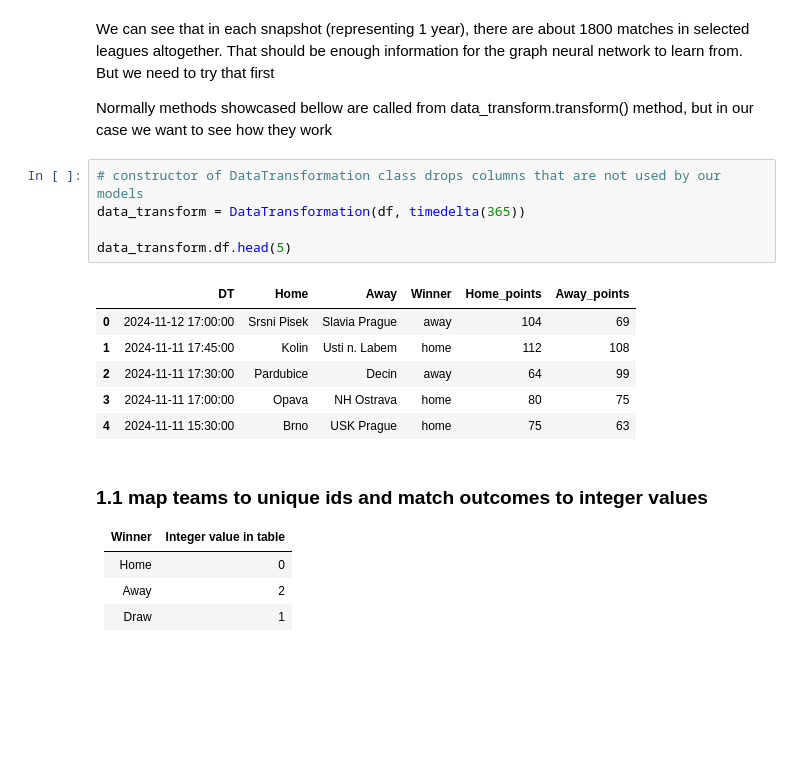
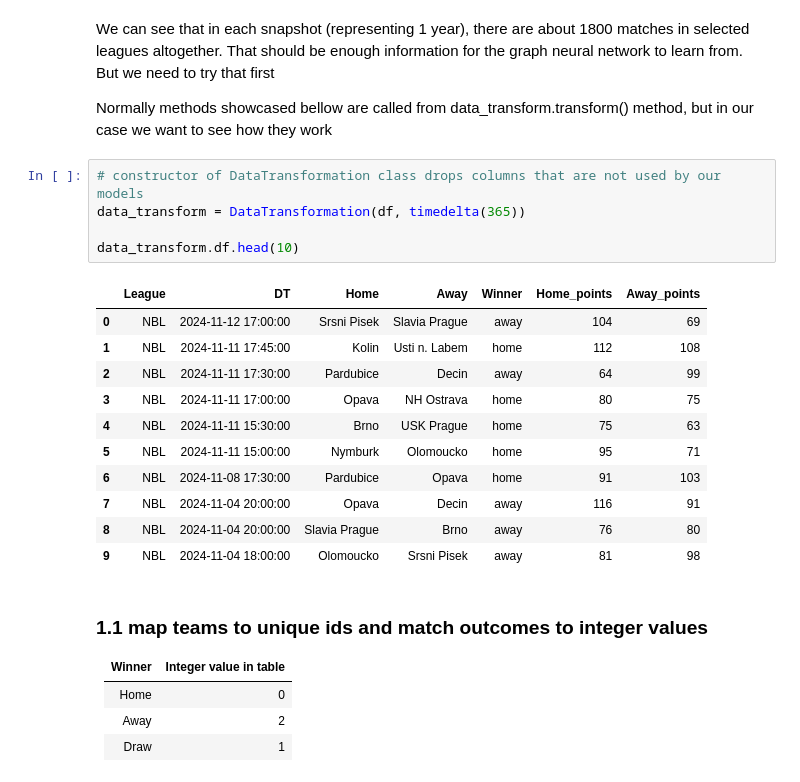
Before and after one commit to kubosis/NeRa, a Jupyter notebook: PyPredict/data.ipynb, the cells around one changed output. Drawn from its saved outputs; the diff is of its cells as text; blank space fills up the shorter version.

```diff
--- a/PyPredict/data.ipynb
+++ b/PyPredict/data.ipynb
@@ -48,15 +48,20 @@ Normally methods showcased bellow are called from data_transform.transform() met
 # %%
 # constructor of DataTransformation class drops columns that are not used by our models
 data_transform = DataTransformation(df, timedelta(365))
 
-data_transform.df.head(5)
+data_transform.df.head(10)
 # %% [output]
-|  | DT | Home | Away | Winner | Home_points | Away_points |
-| 0 | 2024-11-12 17:00:00 | Srsni Pisek | Slavia Prague | away | 104 | 69 |
-| 1 | 2024-11-11 17:45:00 | Kolin | Usti n. Labem | home | 112 | 108 |
-| 2 | 2024-11-11 17:30:00 | Pardubice | Decin | away | 64 | 99 |
-| 3 | 2024-11-11 17:00:00 | Opava | NH Ostrava | home | 80 | 75 |
-| 4 | 2024-11-11 15:30:00 | Brno | USK Prague | home | 75 | 63 |
+|  | League | DT | Home | Away | Winner | Home_points | Away_points |
+| 0 | NBL | 2024-11-12 17:00:00 | Srsni Pisek | Slavia Prague | away | 104 | 69 |
+| 1 | NBL | 2024-11-11 17:45:00 | Kolin | Usti n. Labem | home | 112 | 108 |
+| 2 | NBL | 2024-11-11 17:30:00 | Pardubice | Decin | away | 64 | 99 |
+| 3 | NBL | 2024-11-11 17:00:00 | Opava | NH Ostrava | home | 80 | 75 |
+| 4 | NBL | 2024-11-11 15:30:00 | Brno | USK Prague | home | 75 | 63 |
+| 5 | NBL | 2024-11-11 15:00:00 | Nymburk | Olomoucko | home | 95 | 71 |
+| 6 | NBL | 2024-11-08 17:30:00 | Pardubice | Opava | home | 91 | 103 |
+| 7 | NBL | 2024-11-04 20:00:00 | Opava | Decin | away | 116 | 91 |
+| 8 | NBL | 2024-11-04 20:00:00 | Slavia Prague | Brno | away | 76 | 80 |
+| 9 | NBL | 2024-11-04 18:00:00 | Olomoucko | Srsni Pisek | away | 81 | 98 |
 # %% [markdown]
 ### 1.1 map teams to unique ids and match outcomes to integer values
 
```
Also changed, not shown: parts of 12 cells of this notebook, 10 other files.
